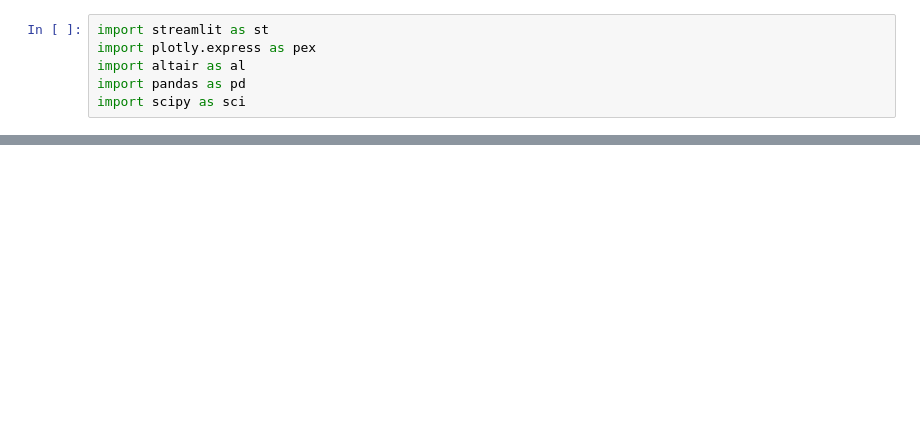
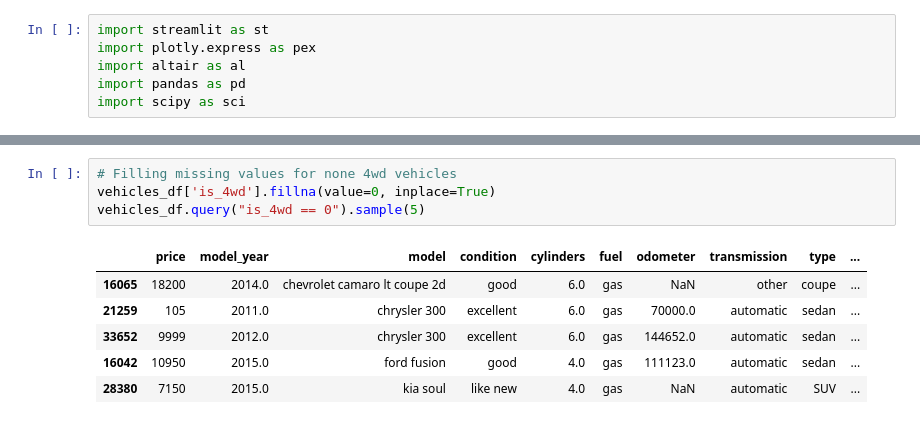
Before and after one commit to Barrett34/Sprint4Project, a Jupyter notebook: notebooks/EDA.ipynb, the cells around one changed output, grey strips where cells are left out. Saved outputs shown, nothing was run; the diff lists cells and outputs as text; blank space fills up the shorter version.

```diff
--- a/notebooks/EDA.ipynb
+++ b/notebooks/EDA.ipynb
@@ -19,0 +42,11 @@ cars_ad.describe()
+# %%
+# Filling missing values for none 4wd vehicles
+vehicles_df['is_4wd'].fillna(value=0, inplace=True)
+vehicles_df.query("is_4wd == 0").sample(5)
+# %% [output]
+|  | price | model_year | model | condition | cylinders | fuel | odometer | transmission | type | ... |
+| 16065 | 18200 | 2014.0 | chevrolet camaro lt coupe 2d | good | 6.0 | gas | NaN | other | coupe | ... |
+| 21259 | 105 | 2011.0 | chrysler 300 | excellent | 6.0 | gas | 70000.0 | automatic | sedan | ... |
+| 33652 | 9999 | 2012.0 | chrysler 300 | excellent | 6.0 | gas | 144652.0 | automatic | sedan | ... |
+| 16042 | 10950 | 2015.0 | ford fusion | good | 4.0 | gas | 111123.0 | automatic | sedan | ... |
+| 28380 | 7150 | 2015.0 | kia soul | like new | 4.0 | gas | NaN | automatic | SUV | ... |
```
Also changed, not shown: parts of 10 cells of this notebook, 1 other file.
